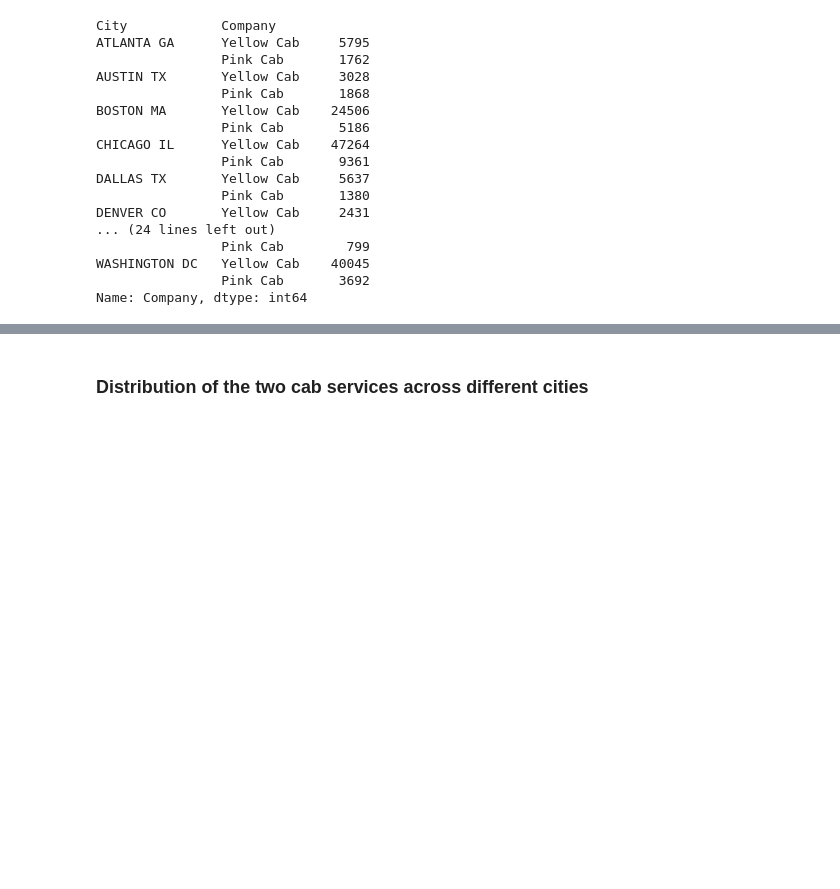
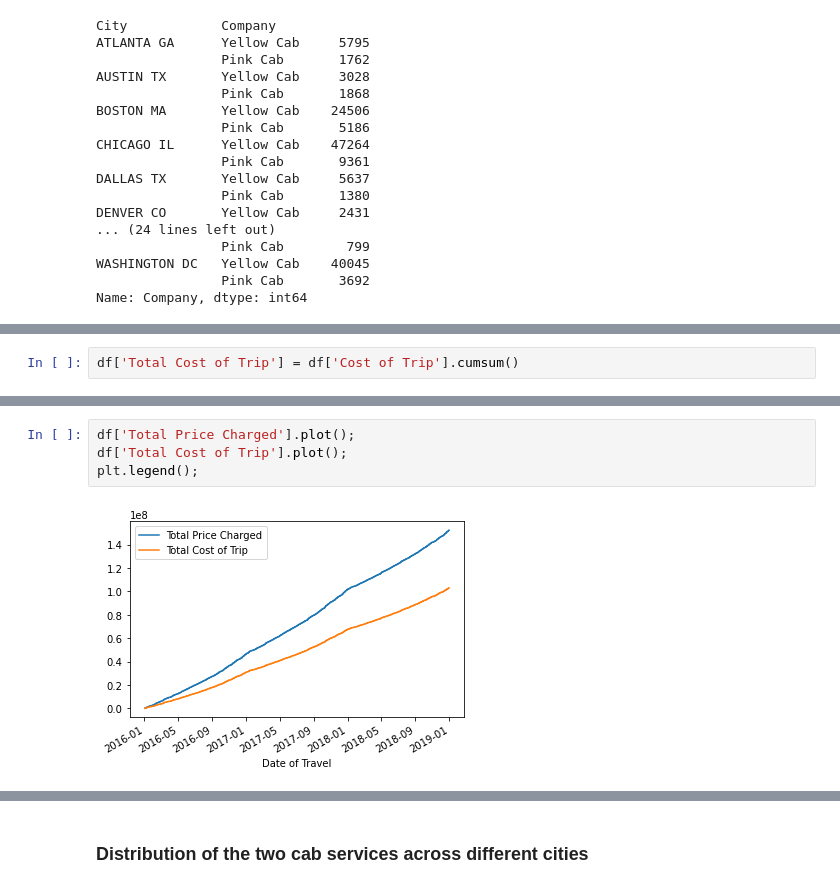
Before and after one commit to swapnilvishwakarma/Insight-for-Cab-Investment-firm, a Jupyter notebook: Insight for Cab Investment.ipynb, the cells around one changed output, grey strips where cells are left out. Drawn from its saved outputs; the diff is of its cells as text; blank space fills up the shorter version.

```diff
--- a/Insight for Cab Investment.ipynb
+++ b/Insight for Cab Investment.ipynb
@@ -236,0 +339,2 @@ Name: Company, dtype: int64
+# %%
+df['Total Cost of Trip'] = df['Cost of Trip'].cumsum()
@@ -236,0 +388,6 @@ Name: Company, dtype: int64
+# %%
+df['Total Price Charged'].plot();
+df['Total Cost of Trip'].plot();
+plt.legend();
+# %% [output]
+[figure, added]
```
Also changed, not shown: parts of 67 cells of this notebook, 1 other file.
